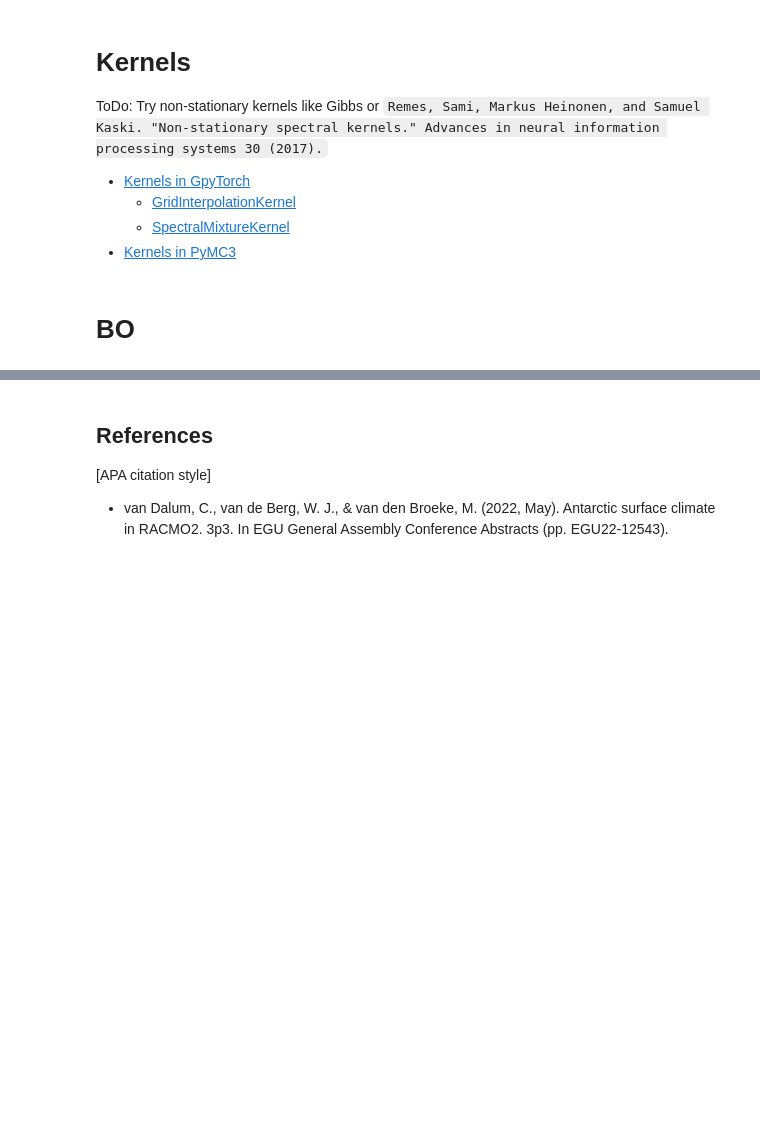
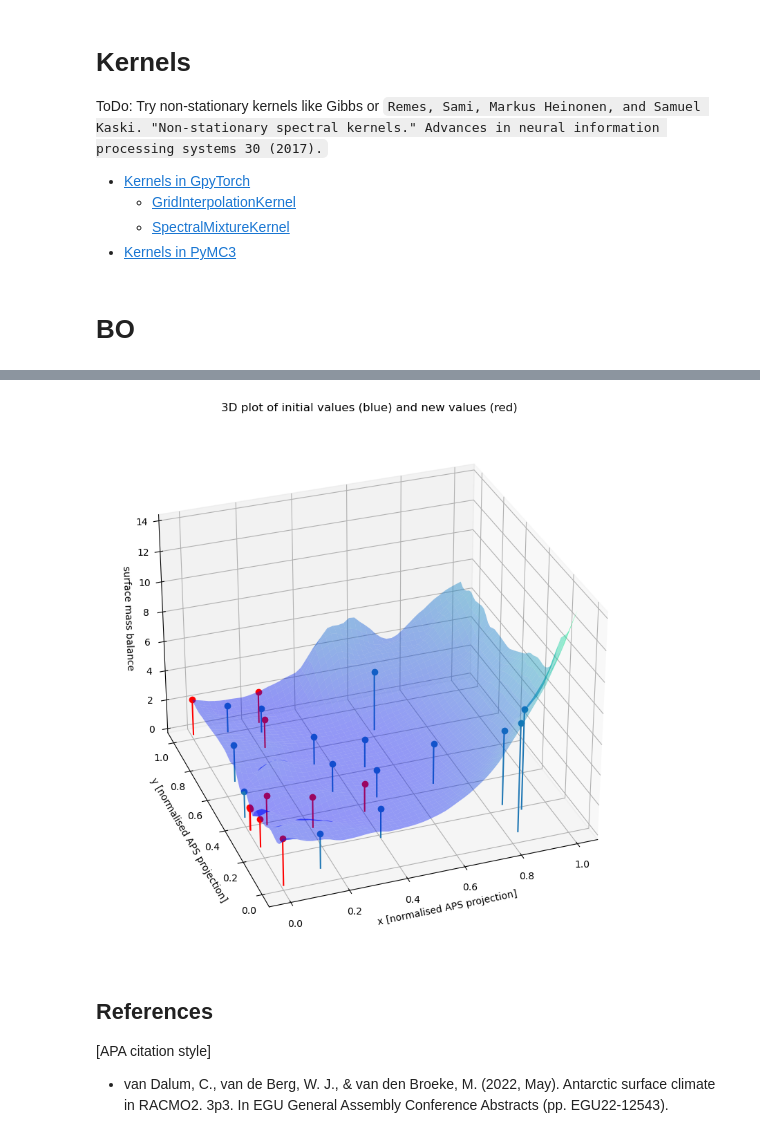
Before and after one commit to kimbente/BayesOpt-Antarctica, a Jupyter notebook: 2DBayesianOptimisation.ipynb, the cells around one changed output, grey strips where cells are left out. Saved outputs shown, nothing was run; the diff lists cells and outputs as text; code cells hidden in the pictures; blank space fills up the shorter version.

```diff
--- a/2DBayesianOptimisation.ipynb
+++ b/2DBayesianOptimisation.ipynb
@@ -289,8 +453,8 @@ with torch.no_grad():
     ax.set_ylim([0, 3.5])
     ax.legend(['Mean', 'Confidence'])
 
-    ax.set_title("Posterior distribution of 2D slice")
-    ax.set_xlabel('x2 (x1 fixed to 0 (slice))')
+    ax.set_title('2D-slice of posterior smb distribution - x1 is fixed to 0')
+    ax.set_xlabel('x2')
     ax.set_ylabel('smb')
 
     # add additional datapoints from model
@@ -391,12 +563,12 @@ def generate_initial_data(n = 10):
 # %%
 # function wrapper
 def get_next_point(queried_X, queried_y, best_queried_y, bounds, n_points = 1):
-    model = SingleTaskGP(queried_X, queried_y)
+    surrogate_model = SingleTaskGP(queried_X, queried_y)
     # Pass in class liklihood for exact likelihood
-    mll = ExactMarginalLogLikelihood(model.likelihood, model)
+    mll = ExactMarginalLogLikelihood(surrogate_model.likelihood, surrogate_model)
     fit_gpytorch_model(mll)
 
-    EI = qExpectedImprovement(model = model, best_f = best_queried_y)
+    EI = qExpectedImprovement(model = surrogate_model, best_f = best_queried_y)
 
     candidates, _ = optimize_acqf(
                                 acq_function = EI,
@@ -435,3 +653,23 @@ def get_next_point(queried_X, queried_y, best_queried_y, bounds, n_points = 1):
+# %%
+# 3D plot of mean smb
+fig = plt.figure(figsize = (10, 10))
+ax = plt.axes(projection = '3d')
+
+ax.plot_surface(x1_mesh, x2_mesh, y_mesh, rstride = 1, cstride = 1, cmap = 'winter', alpha = 0.4)
+
+ax.stem(queried_x[:n_initial,0].detach().numpy(), queried_x[:n_initial,1].detach().numpy(), queried_y[:n_initial,0].detach().numpy()*(-1), basefmt = " ")
+ax.stem(queried_x[n_initial:,0].detach().numpy(), queried_x[n_initial:,1].detach().numpy(), queried_y[n_initial:,0].detach().numpy()*(-1), linefmt = 'r', markerfmt = 'ro', basefmt = " ")
+
+ax.set_title("3D plot of initial values (blue) and new values (red)")
+ax.set_xlabel('x [normalised APS projection]')
+ax.set_ylabel('y [normalised APS projection]')
+ax.set_zlabel('surface mass balance')
+
+ax.view_init(elev = 30, azim = 250)
+
+plt.show()
+# %% [output]
+[figure, added]
 # %% [markdown]
 ## References
 
```
Also changed, not shown: parts of 28 cells of this notebook, 1 other file.
